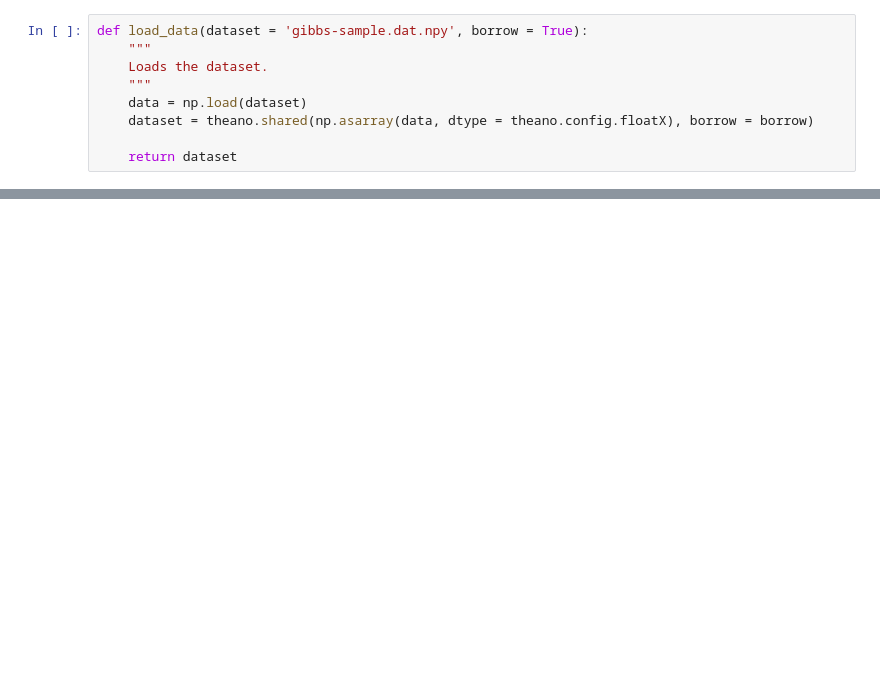
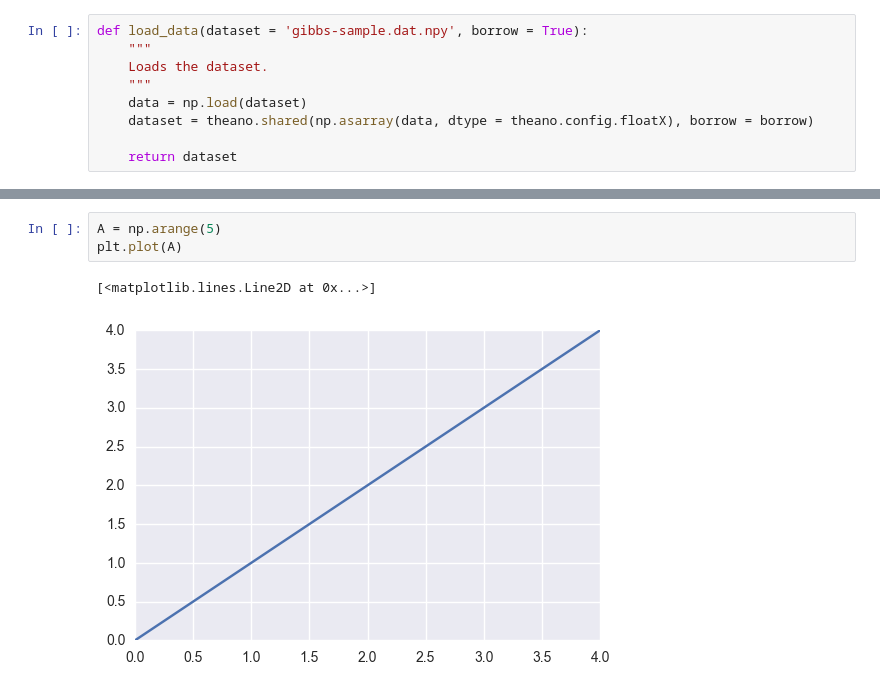
Before and after one commit to zunction/notebooks, a Jupyter notebook: mpf/rough work 2.ipynb, the cells around one changed output, grey strips where cells are left out. Cells and saved outputs as stored; diff of their text form; blank space fills up the shorter version.

Commit message:
plot out and compare the matrices

```diff
--- a/mpf/rough work 2.ipynb
+++ b/mpf/rough work 2.ipynb
@@ -57,0 +191,6 @@ print (A)
+# %%
+A = np.arange(5)
+plt.plot(A)
+# %% [output]
+[<matplotlib.lines.Line2D at 0x...>]
+[figure, added]
```
Also changed, not shown: parts of 18 cells of this notebook.
